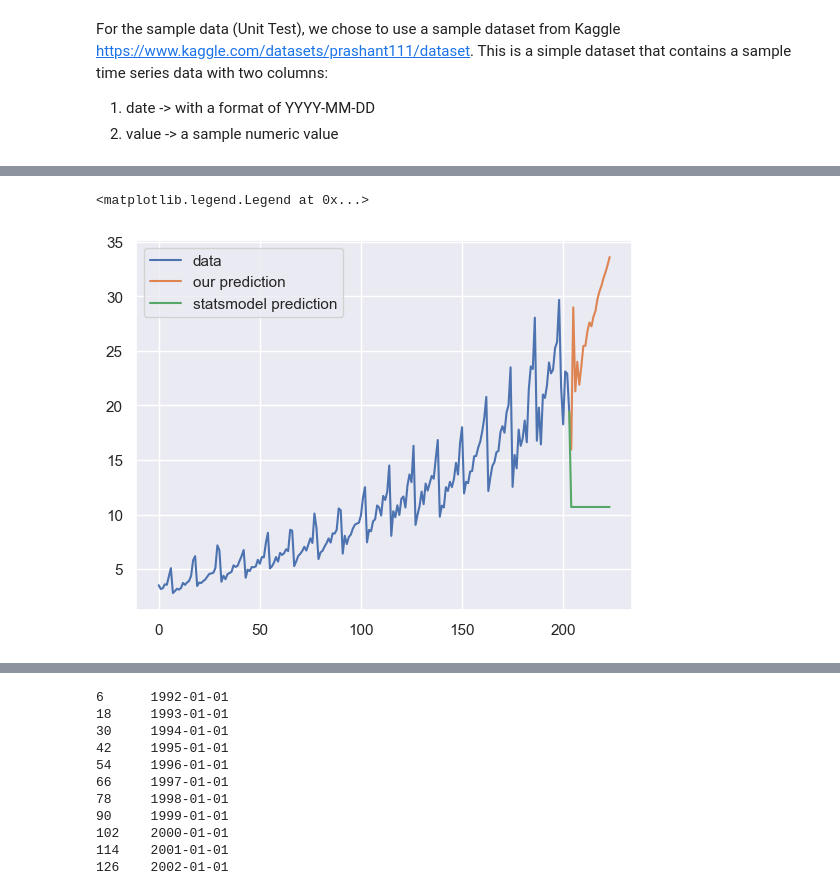
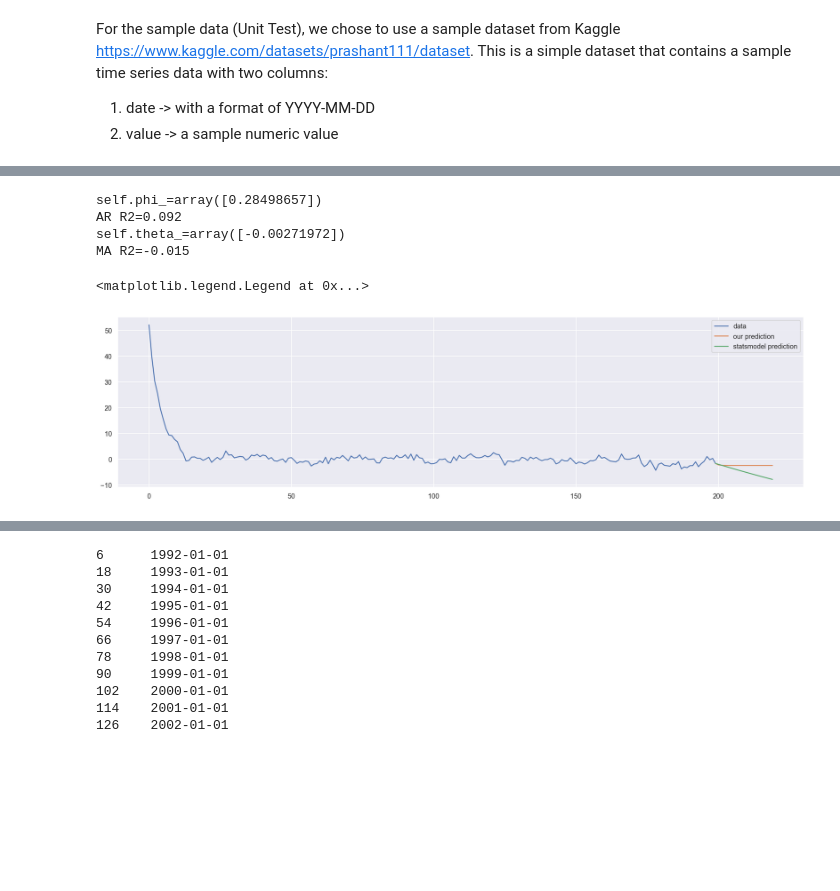
Before and after one commit to stavco9/advancedml-exc3, a Jupyter notebook: 3945_2025A_HW3_Boosting.ipynb, the cells around one changed output, grey strips where cells are left out. Cells and saved outputs as stored; diff of their text form; code cells hidden in the pictures; blank space fills up the shorter version.

Commit message:
Better (easier) sample dataset

```diff
--- a/3945_2025A_HW3_Boosting.ipynb
+++ b/3945_2025A_HW3_Boosting.ipynb
@@ -257,0 +258,8 @@ a = ARIMACustom(X)
+# %%
+n_samples = 200
+noise_scale = 1
+noises = np.random.normal(size=n_samples) * noise_scale
+X = np.zeros(n_samples)
+X[0] = 50 + noises[0]
+for t in range(1, n_samples):
+    X[t] = 0.8 * X[t-1] - 0.3 * noises[t-1] + noises[t]
@@ -258,24 +307,34 @@ a = ARIMACustom(X)
 # %%
-our_model = ARIMACustom(X)
+our_model = ARIMACustom(X, verbose=True, order=(1, 1, 1))
 our_model.fit()
-statsmodel_model = ARIMA(X)
+order = (our_model.p, our_model.d, our_model.q)
+statsmodel_model = ARIMA(X, trend="n", order=order)
 statsmodel_model = statsmodel_model.fit()
 steps = 20
 
 our_forecast = our_model.forecast(steps)
 statsmodel_forecast = statsmodel_model.get_forecast(steps).predicted_mean
 plt.plot(X, label="data")
 plt.plot(
     range(len(X) - 1, len(X) + steps),
     np.insert(our_forecast, 0, X[-1]),
     label="our prediction",
 )
 plt.plot(
     range(len(X) - 1, len(X) + steps),
     np.insert(statsmodel_forecast, 0, X[-1]),
     label="statsmodel prediction",
 )
+plt.plot(
+    range(len(X) - 1, len(X) + steps),
+    np.insert(statsmodel_forecast, 0, X[-1]),
+    label="statsmodel prediction",
+)
 plt.legend()
 # %% [output]
-<matplotlib.legend.Legend at 0x...>
+self.phi_=array([0.28498657])
+AR R2=0.092
+self.theta_=array([-0.00271972])
+MA R2=-0.015
+<matplotlib.legend.Legend at 0x...>
-[figure, old version]
+[figure, new version]
```
Also changed, not shown: parts of 13 cells of this notebook, 1 other file.
